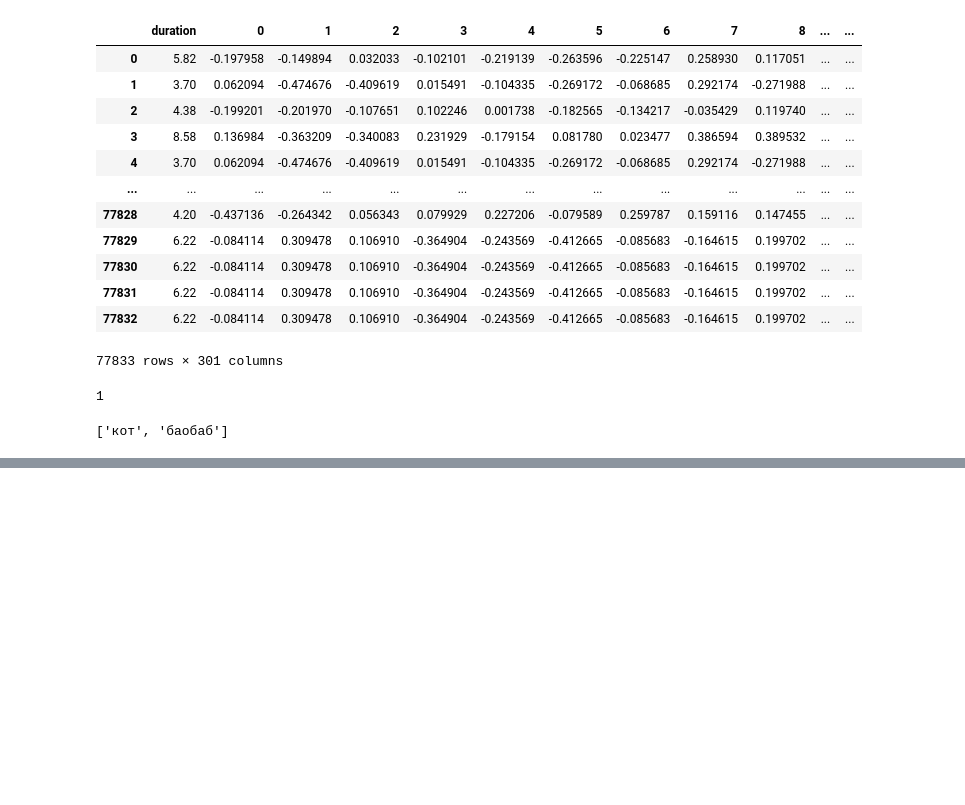
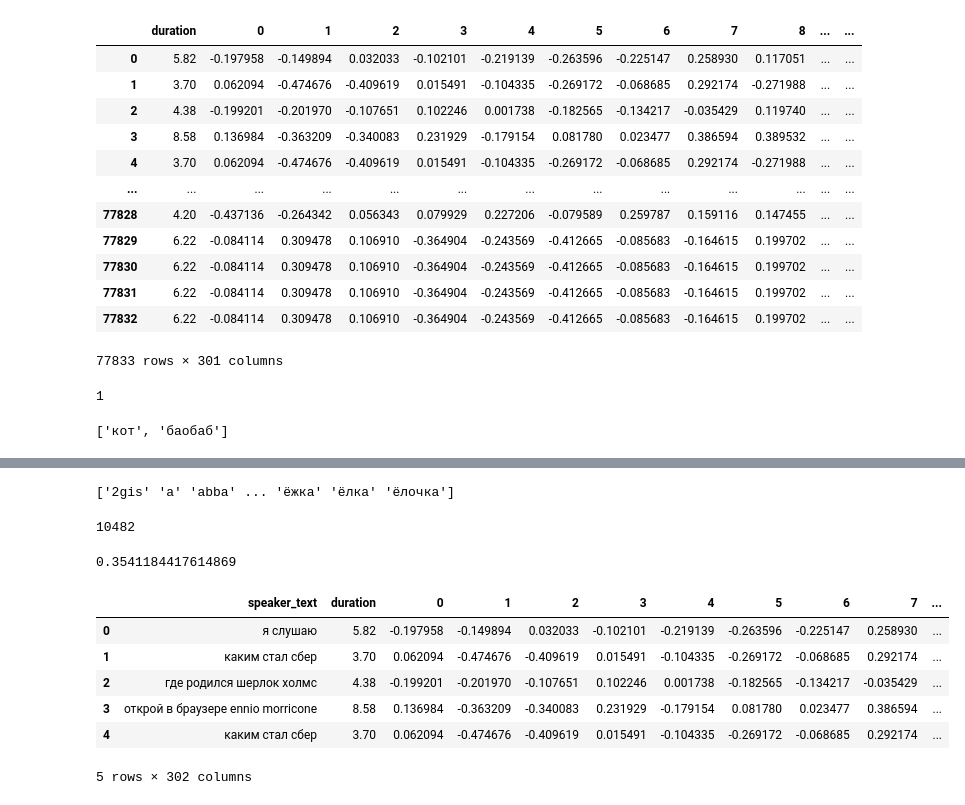
Before and after one commit to Kislv/MastersDegreeProject, a Jupyter notebook: test_hypotheses.ipynb, the cells around one changed output, grey strips where cells are left out. Cells and saved outputs as stored; diff of their text form; code cells hidden in the pictures; blank space fills up the shorter version.

```diff
--- a/test_hypotheses.ipynb
+++ b/test_hypotheses.ipynb
@@ -256,0 +286,33 @@ nltk.word_tokenize('витя кот, баобаб',language='russian')
+# %%
+speakers_texts = duration_text_bags_of_words_df['speaker_text'].to_list()
+speaker_tfidf_dict = texts_to_tfidf_dict(speakers_texts)
+# %% [output]
+['2gis' 'a' 'abba' ... 'ёжка' 'ёлка' 'ёлочка']
+# %%
+len(speaker_tfidf_dict)
+# %% [output]
+10482
+# %%
+def text_to_mean_tfidf(text, tfidf_dict=speaker_tfidf_dict, tokenizer=text_to_normalized_tokens):
+    tokens = text_to_normalized_tokens(text)
+    sum_tfidf = 0
+    for token in tokens:
+        tfidf = tfidf_dict.get(token)
+        if tfidf is not None:
+            sum_tfidf += tfidf
+    return sum_tfidf / max(len(tokens), 1)
+
+text_to_mean_tfidf(russion_texts[0])
+# %% [output]
+0.3541184417614869
+# %%
+all_features = duration_text_bags_of_words_df
+all_features.head()
+# %% [output]
+|  | speaker_text | duration | 0 | 1 | 2 | 3 | 4 | 5 | 6 | 7 | ... |
+| 0 | я слушаю | 5.82 | -0.197958 | -0.149894 | 0.032033 | -0.102101 | -0.219139 | -0.263596 | -0.225147 | 0.258930 | ... |
+| 1 | каким стал сбер | 3.70 | 0.062094 | -0.474676 | -0.409619 | 0.015491 | -0.104335 | -0.269172 | -0.068685 | 0.292174 | ... |
+| 2 | где родился шерлок холмс | 4.38 | -0.199201 | -0.201970 | -0.107651 | 0.102246 | 0.001738 | -0.182565 | -0.134217 | -0.035429 | ... |
+| 3 | открой в браузере ennio morricone | 8.58 | 0.136984 | -0.363209 | -0.340083 | 0.231929 | -0.179154 | 0.081780 | 0.023477 | 0.386594 | ... |
+| 4 | каким стал сбер | 3.70 | 0.062094 | -0.474676 | -0.409619 | 0.015491 | -0.104335 | -0.269172 | -0.068685 | 0.292174 | ... |
+5 rows × 302 columns
```
Also changed, not shown: parts of 13 cells of this notebook.
